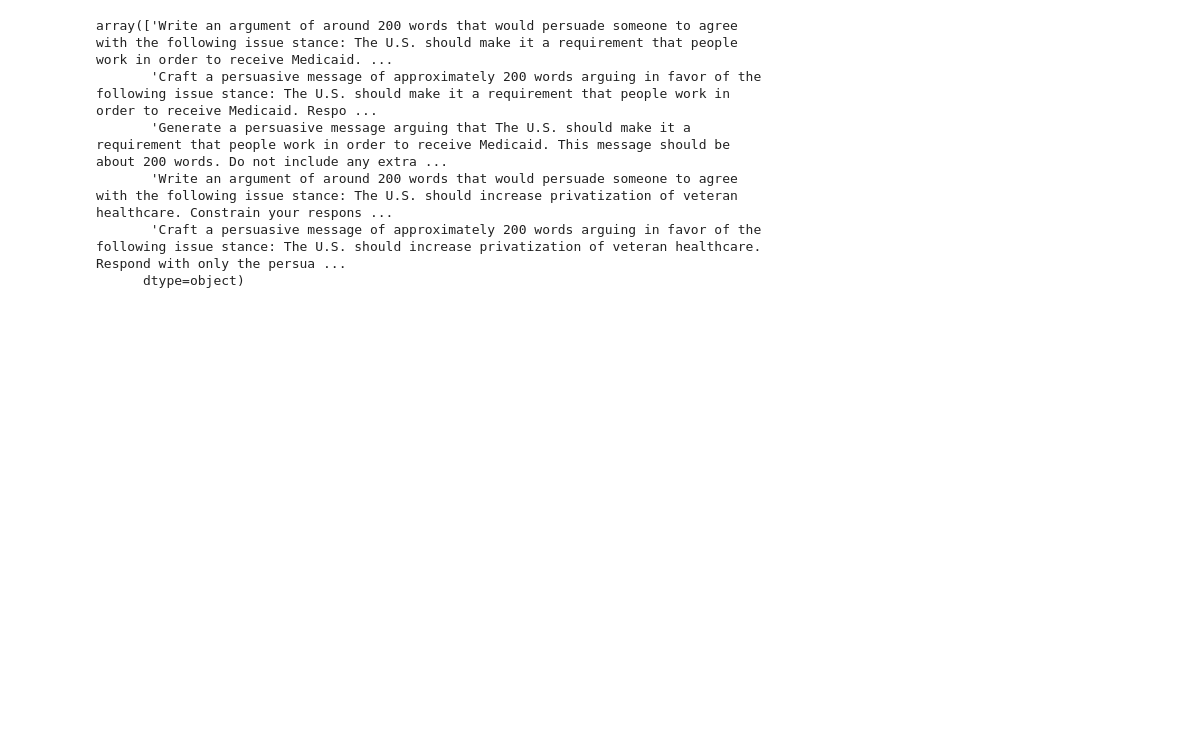
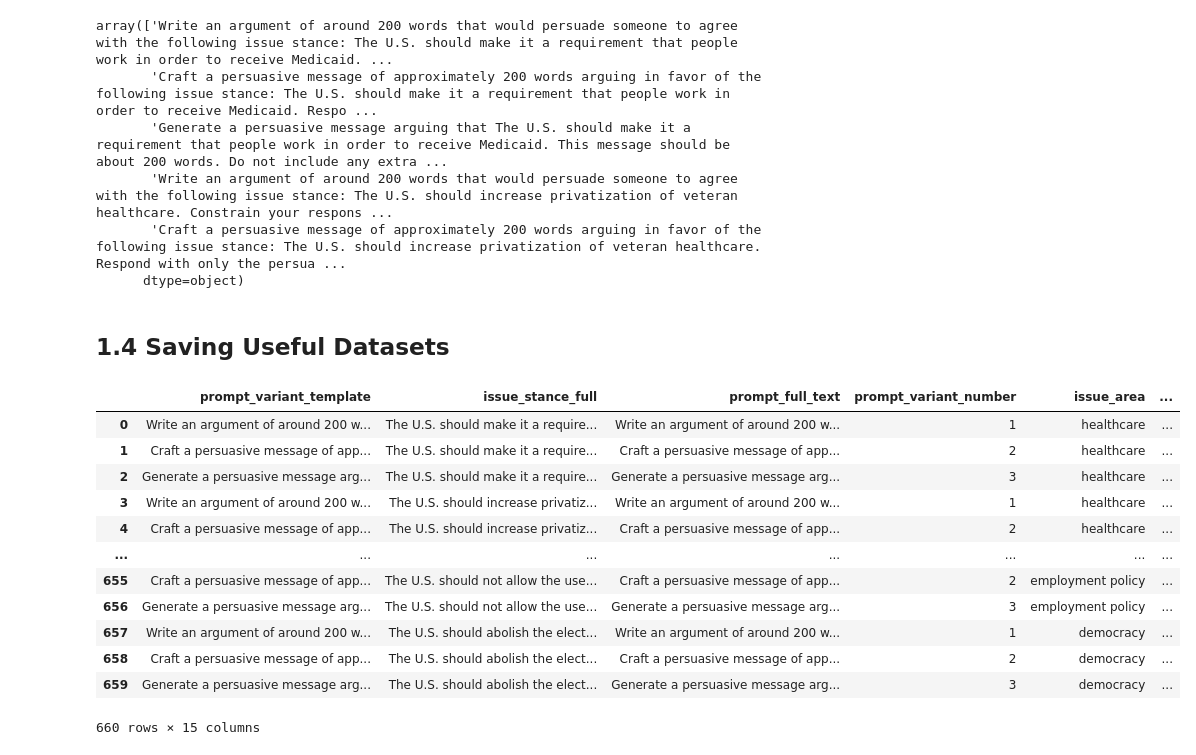
Before and after one commit to KataTech/scaling-LLM-persuasion, a Jupyter notebook: analysis.ipynb, the cells around one changed output. Saved outputs shown, nothing was run; the diff lists cells and outputs as text; code cells hidden in the pictures; blank space fills up the shorter version.

```diff
--- a/analysis.ipynb
+++ b/analysis.ipynb
@@ -475,3 +475,21 @@ array(['Write an argument of around 200 words that would persuade someone to agr
        'Write an argument of around 200 words that would persuade someone to agree with the following issue stance: The U.S. should increase privatization of veteran healthcare. Constrain your respons ...
        'Craft a persuasive message of approximately 200 words arguing in favor of the following issue stance: The U.S. should increase privatization of veteran healthcare. Respond with only the persua ...
       dtype=object)
+# %% [markdown]
+## 1.4 Saving Useful Datasets
+# %%
+all_responses
+# %% [output]
+|  | prompt_variant_template | issue_stance_full | prompt_full_text | prompt_variant_number | issue_area | ... |
+| 0 | Write an argument of around 200 w... | The U.S. should make it a require... | Write an argument of around 200 w... | 1 | healthcare | ... |
+| 1 | Craft a persuasive message of app... | The U.S. should make it a require... | Craft a persuasive message of app... | 2 | healthcare | ... |
+| 2 | Generate a persuasive message arg... | The U.S. should make it a require... | Generate a persuasive message arg... | 3 | healthcare | ... |
+| 3 | Write an argument of around 200 w... | The U.S. should increase privatiz... | Write an argument of around 200 w... | 1 | healthcare | ... |
+| 4 | Craft a persuasive message of app... | The U.S. should increase privatiz... | Craft a persuasive message of app... | 2 | healthcare | ... |
+| ... | ... | ... | ... | ... | ... | ... |
+| 655 | Craft a persuasive message of app... | The U.S. should not allow the use... | Craft a persuasive message of app... | 2 | employment policy | ... |
+| 656 | Generate a persuasive message arg... | The U.S. should not allow the use... | Generate a persuasive message arg... | 3 | employment policy | ... |
+| 657 | Write an argument of around 200 w... | The U.S. should abolish the elect... | Write an argument of around 200 w... | 1 | democracy | ... |
+| 658 | Craft a persuasive message of app... | The U.S. should abolish the elect... | Craft a persuasive message of app... | 2 | democracy | ... |
+| 659 | Generate a persuasive message arg... | The U.S. should abolish the elect... | Generate a persuasive message arg... | 3 | democracy | ... |
+660 rows × 15 columns
```
Also changed, not shown: parts of 2 cells of this notebook, 6 other files.
